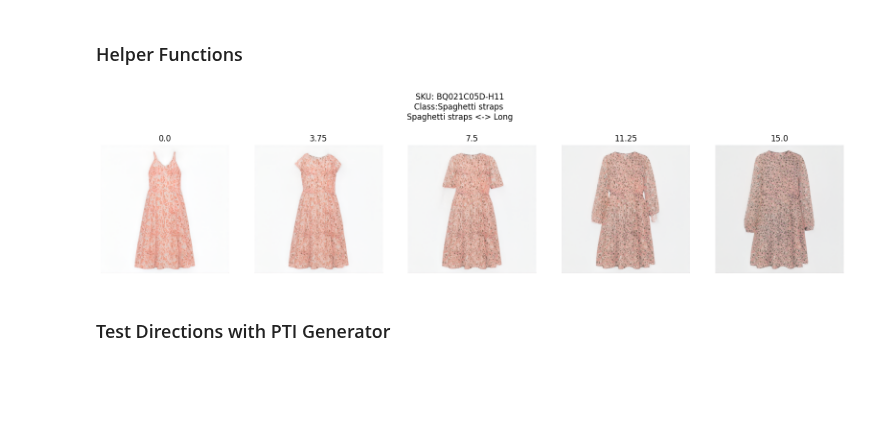
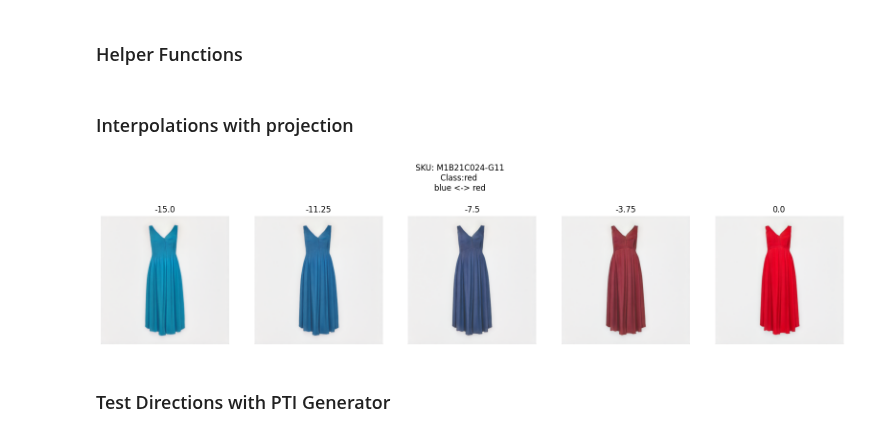
Before and after one commit to MGenschow/Thesis, a Jupyter notebook: 3_Manipulation/InterfaceGAN_Inspired/3_Edit.ipynb, the cells around one changed output. Saved outputs shown, nothing was run; the diff lists cells and outputs as text; code cells hidden in the pictures; blank space fills up the shorter version.

Commit message:
Added some evalution for InterFaceGAN approach

```diff
--- a/3_Manipulation/InterfaceGAN_Inspired/3_Edit.ipynb
+++ b/3_Manipulation/InterfaceGAN_Inspired/3_Edit.ipynb
@@ -64,3 +82,5 @@ def get_interpolations_multiple(latent_code, start_distance, end_distance, steps
+# %% [markdown]
+### Interpolations with projection
 # %%
 # Define target attribute
 attribute = 'category'
@@ -87,6 +107,7 @@ def run_example(attribute, att1, att2, steps=5, distance=15, dims_to_change=[0,
     latents = torch.load(f"{DATA_PATH}/Models/e4e/00005_snapshot_1200/inversions/latents_dict.pt")
 
     # Sample one latent
+    global latent_code
     sample = df.sample(1)
     latent_code = latents[sample.sku.item()]
 
@@ -109,13 +130,13 @@ def run_example(attribute, att1, att2, steps=5, distance=15, dims_to_change=[0,
     fig.suptitle(f"SKU: {sample.sku.item()}\nClass:{sample[attribute].item()} \n{att1} <-> {att2}")
     plt.show()
 # %%
-attribute = 'sleeve_length'
-att1 = 'Long'
-att2 = 'Spaghetti straps'
+attribute = 'color'
+att1 = 'blue'
+att2 = 'red'
 
 run_example(attribute, att1, att2)
 # %% [output]
-[figure, old version]
+[figure, new version]
 # %% [markdown]
 ### Test Directions with PTI Generator
 # %%
```
Also changed, not shown: parts of 1 cell of this notebook, 1 other file.
